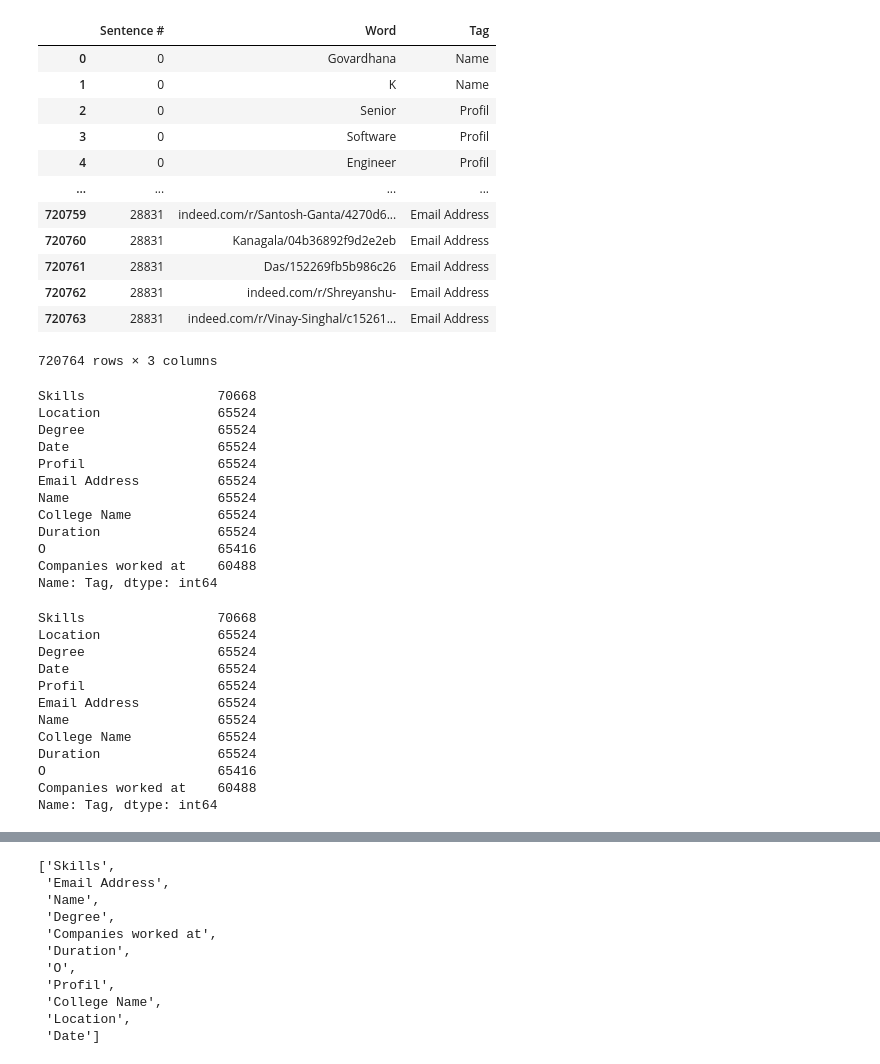
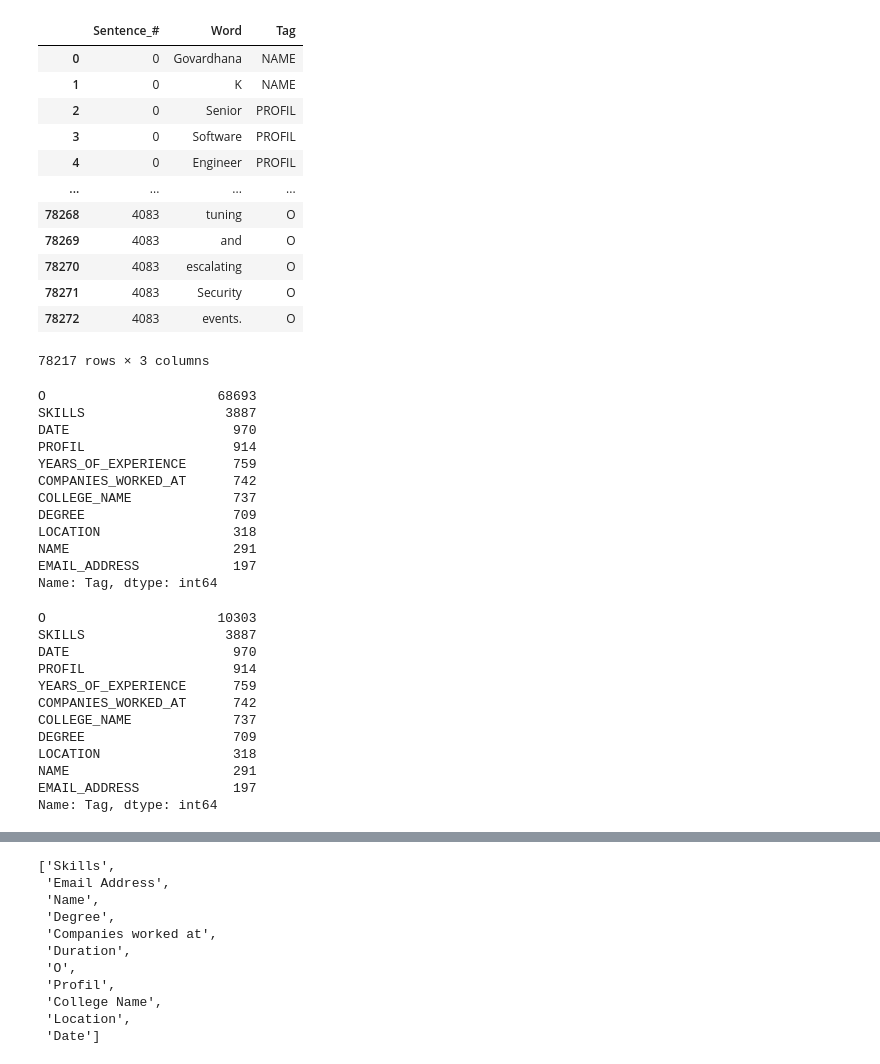
Before and after one commit to MyARMAI/cv_extractor, a Jupyter notebook: notebook/LSTM_NER.ipynb, the cells around one changed output, grey strips where cells are left out. Cells and saved outputs as stored; diff of their text form; code cells hidden in the pictures.

```diff
--- a/notebook/LSTM_NER.ipynb
+++ b/notebook/LSTM_NER.ipynb
@@ -1,60 +1,61 @@
 # %%
 import pandas as pd
 import numpy as np
 import re
-
+import math
 import matplotlib as mpl
 import matplotlib.pyplot as plt
 %matplotlib inline
 mpl.rcParams['figure.figsize'] = (12, 10)
 
 colors = plt.rcParams['axes.prop_cycle'].by_key()['color']
 
 from sklearn_crfsuite.metrics import flat_classification_report
 from sklearn.metrics import f1_score
 
 pd.set_option('display.max_rows', 500)
 pd.set_option('display.max_columns', 500)
 pd.set_option('display.width', 1000)
 pd.set_option('display.max_colwidth', None)
 
 
-filepath = u"../data/resume_sentence_dataset_balanced2.csv"
+filepath = u"../data/cleaned_resume.csv"
 
 data = pd.read_csv(filepath)
 data = data.dropna()
+data = data[["Sentence_#","Word","Tag"]]
 data
 # %% [output]
-|  | Sentence # | Word | Tag |
-| 0 | 0 | Govardhana | Name |
-| 1 | 0 | K | Name |
-| 2 | 0 | Senior | Profil |
-| 3 | 0 | Software | Profil |
-| 4 | 0 | Engineer | Profil |
+|  | Sentence_# | Word | Tag |
+| 0 | 0 | Govardhana | NAME |
+| 1 | 0 | K | NAME |
+| 2 | 0 | Senior | PROFIL |
+| 3 | 0 | Software | PROFIL |
+| 4 | 0 | Engineer | PROFIL |
 | ... | ... | ... | ... |
-| 720759 | 28831 | indeed.com/r/Santosh-Ganta/4270d6... | Email Address |
-| 720760 | 28831 | Kanagala/04b36892f9d2e2eb | Email Address |
-| 720761 | 28831 | Das/152269fb5b986c26 | Email Address |
-| 720762 | 28831 | indeed.com/r/Shreyanshu- | Email Address |
-| 720763 | 28831 | indeed.com/r/Vinay-Singhal/c15261... | Email Address |
+| 78268 | 4083 | tuning | O |
+| 78269 | 4083 | and | O |
+| 78270 | 4083 | escalating | O |
+| 78271 | 4083 | Security | O |
+| 78272 | 4083 | events. | O |
-720764 rows × 3 columns
+78217 rows × 3 columns
 # %%
 #change date tag to Date instead of 0
 #data.loc[data.index[data.Word.str.contains("[0-9]{4}$")],'Tag'] = "Date"
 # %%
 data["Tag"].value_counts()
 # %% [output]
-Skills                 70668
-Location               65524
-Degree                 65524
-Date                   65524
-Profil                 65524
-Email Address          65524
-Name                   65524
-College Name           65524
-Duration               65524
-O                      65416
-Companies worked at    60488
+O                      68693
+SKILLS                  3887
+DATE                     970
+PROFIL                   914
+YEARS_OF_EXPERIENCE      759
+COMPANIES_WORKED_AT      742
+COLLEGE_NAME             737
+DEGREE                   709
+LOCATION                 318
+NAME                     291
+EMAIL_ADDRESS            197
 Name: Tag, dtype: int64
 # %%
 ## remove random O-Tag
@@ -62,24 +63,24 @@ Name: Tag, dtype: int64
 import math
 
 index = data.index[data['Tag'] == "O"]
-O_tagSize = math.ceil((len(index)*0.9))
+O_tagSize = math.ceil((len(index)*0.7))
 
 drop_indices = np.random.choice(index, O_tagSize, replace=False)
-#data = data.drop(drop_indices)
+data = data.drop(drop_indices)
 
 data["Tag"].value_counts()
 # %% [output]
-Skills                 70668
-Location               65524
-Degree                 65524
-Date                   65524
-Profil                 65524
-Email Address          65524
-Name                   65524
-College Name           65524
-Duration               65524
-O                      65416
-Companies worked at    60488
+O                      10303
+SKILLS                  3887
+DATE                     970
+PROFIL                   914
+YEARS_OF_EXPERIENCE      759
+COMPANIES_WORKED_AT      742
+COLLEGE_NAME             737
+DEGREE                   709
+LOCATION                 318
+NAME                     291
+EMAIL_ADDRESS            197
 Name: Tag, dtype: int64
 # %%
 words = list(set(data["Word"].values))
```
Also changed, not shown: parts of 26 cells of this notebook, 11 other files.
